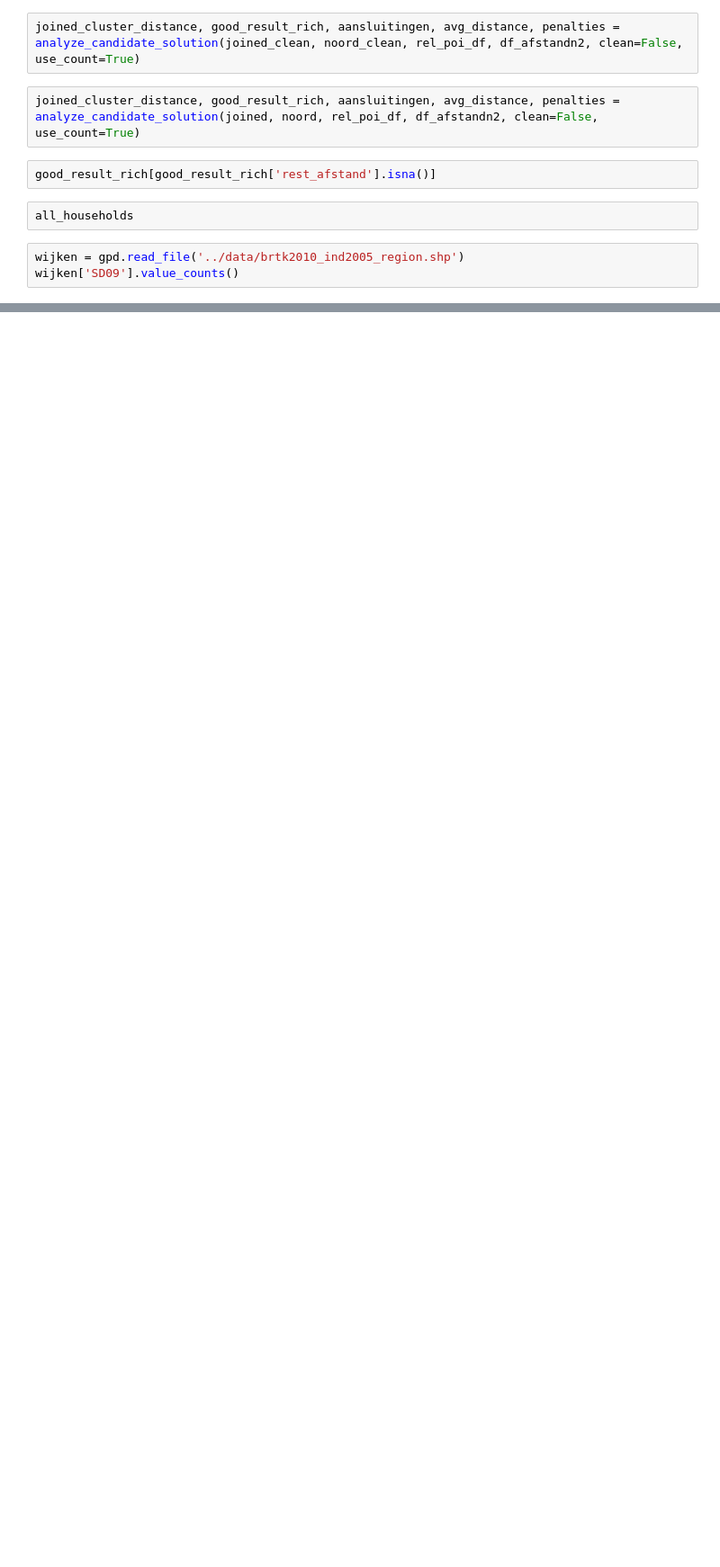
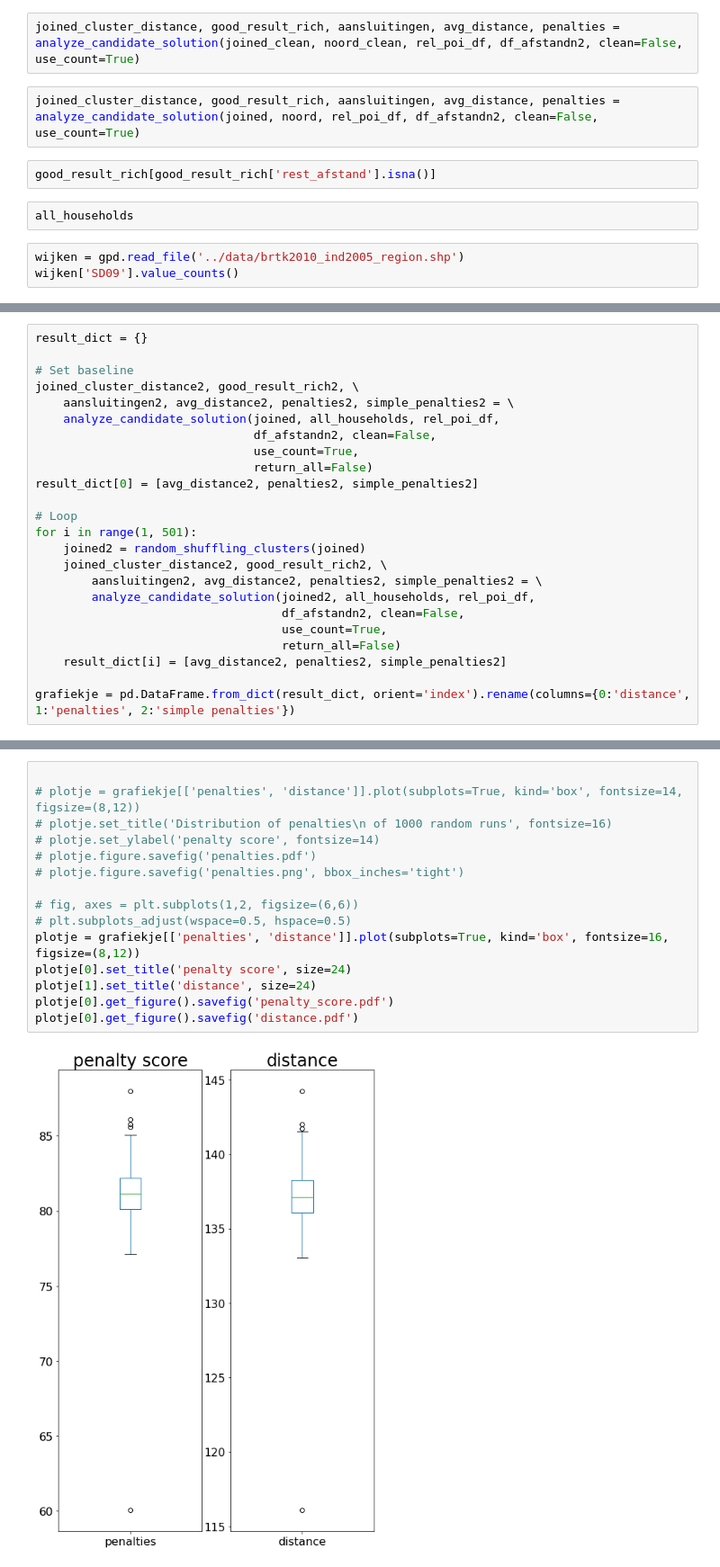
Before and after one commit to corne12345/Amsterdam_carbage_thesis, a Jupyter notebook: Notebooks/20200522 - Heuristic optimizations.ipynb, the cells around one changed output, grey strips where cells are left out. Shown at 90% size. Cells and saved outputs as stored; diff of their text form; blank space fills up the shorter version.

```diff
--- a/Notebooks/20200522 - Heuristic optimizations.ipynb
+++ b/Notebooks/20200522 - Heuristic optimizations.ipynb
@@ -528,0 +541,24 @@ wijken['SD09'].value_counts()
+# %%
+result_dict = {}
+
+# Set baseline
+joined_cluster_distance2, good_result_rich2, \
+    aansluitingen2, avg_distance2, penalties2, simple_penalties2 = \
+    analyze_candidate_solution(joined, all_households, rel_poi_df,
+                               df_afstandn2, clean=False,
+                               use_count=True,
+                               return_all=False)
+result_dict[0] = [avg_distance2, penalties2, simple_penalties2]
+
+# Loop
+for i in range(1, 501):
+    joined2 = random_shuffling_clusters(joined)
+    joined_cluster_distance2, good_result_rich2, \
+        aansluitingen2, avg_distance2, penalties2, simple_penalties2 = \
+        analyze_candidate_solution(joined2, all_households, rel_poi_df,
+                                   df_afstandn2, clean=False,
+                                   use_count=True,
+                                   return_all=False)
+    result_dict[i] = [avg_distance2, penalties2, simple_penalties2]
+
+grafiekje = pd.DataFrame.from_dict(result_dict, orient='index').rename(columns={0:'distance', 1:'penalties', 2:'simple penalties'})
@@ -528,0 +585,17 @@ wijken['SD09'].value_counts()
+# %%
+
+# plotje = grafiekje[['penalties', 'distance']].plot(subplots=True, kind='box', fontsize=14, figsize=(8,12))
+# plotje.set_title('Distribution of penalties\n of 1000 random runs', fontsize=16)
+# plotje.set_ylabel('penalty score', fontsize=14)
+# plotje.figure.savefig('penalties.pdf')
+# plotje.figure.savefig('penalties.png', bbox_inches='tight')
+
+# fig, axes = plt.subplots(1,2, figsize=(6,6))
+# plt.subplots_adjust(wspace=0.5, hspace=0.5)
+plotje = grafiekje[['penalties', 'distance']].plot(subplots=True, kind='box', fontsize=16, figsize=(8,12))
+plotje[0].set_title('penalty score', size=24)
+plotje[1].set_title('distance', size=24)
+plotje[0].get_figure().savefig('penalty_score.pdf')
+plotje[0].get_figure().savefig('distance.pdf')
+# %% [output]
+[figure, added]
```
Also changed, not shown: parts of 40 cells of this notebook, 46 other files.
